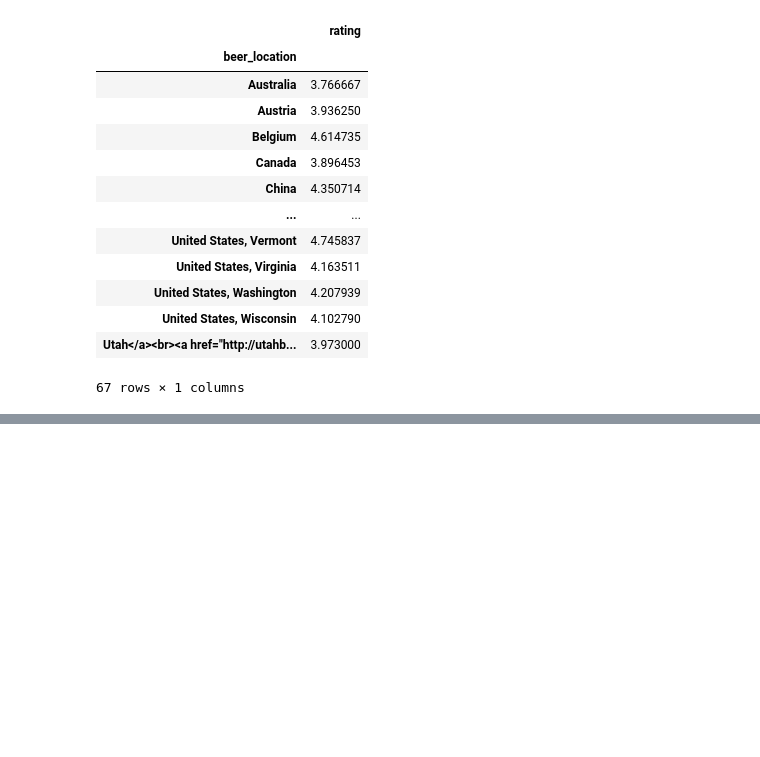
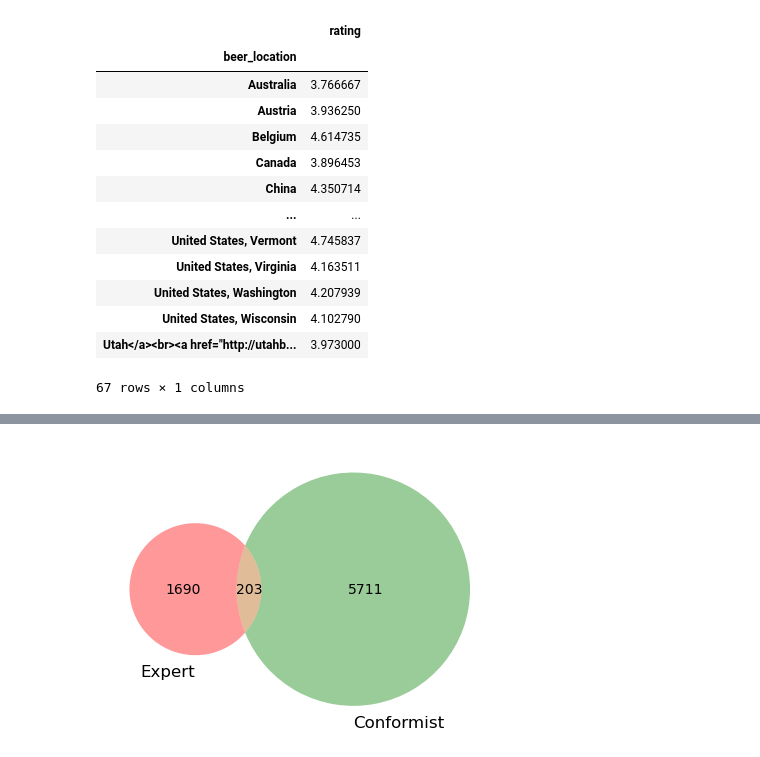
Before and after one commit to epfl-ada/ada-2022-project-analyteam, a Jupyter notebook: categories_style.ipynb, the cells around one changed output, grey strips where cells are left out. Saved outputs shown, nothing was run; the diff lists cells and outputs as text; code cells hidden in the pictures; blank space fills up the shorter version.

Commit message:
added Venn diagrams

```diff
--- a/categories_style.ipynb
+++ b/categories_style.ipynb
@@ -1043,0 +1066,21 @@ fig.show()
+# %%
+import matplotlib.pyplot as plt
+from matplotlib_venn import venn2
+
+# Select the columns to visualize
+experts = scores_ddf[scores_ddf['is_exp'] == 1]
+conformists = scores_ddf[scores_ddf['is_cfm'] == 1]
+
+# Calculate the number of users in each category
+expert_count = len(experts)
+conformist_count = len(conformists)
+overlap_count = len(experts[experts['is_cfm'] == 1])
+
+# Create the Venn diagram using the venn2 function
+plt.figure(figsize=(5,5))
+v = venn2(subsets=(expert_count, conformist_count, overlap_count), set_labels=('Expert', 'Conformist'))
+
+# Show the plot
+plt.show()
+# %% [output]
+[figure, added]
```
Also changed, not shown: parts of 41 cells of this notebook.
